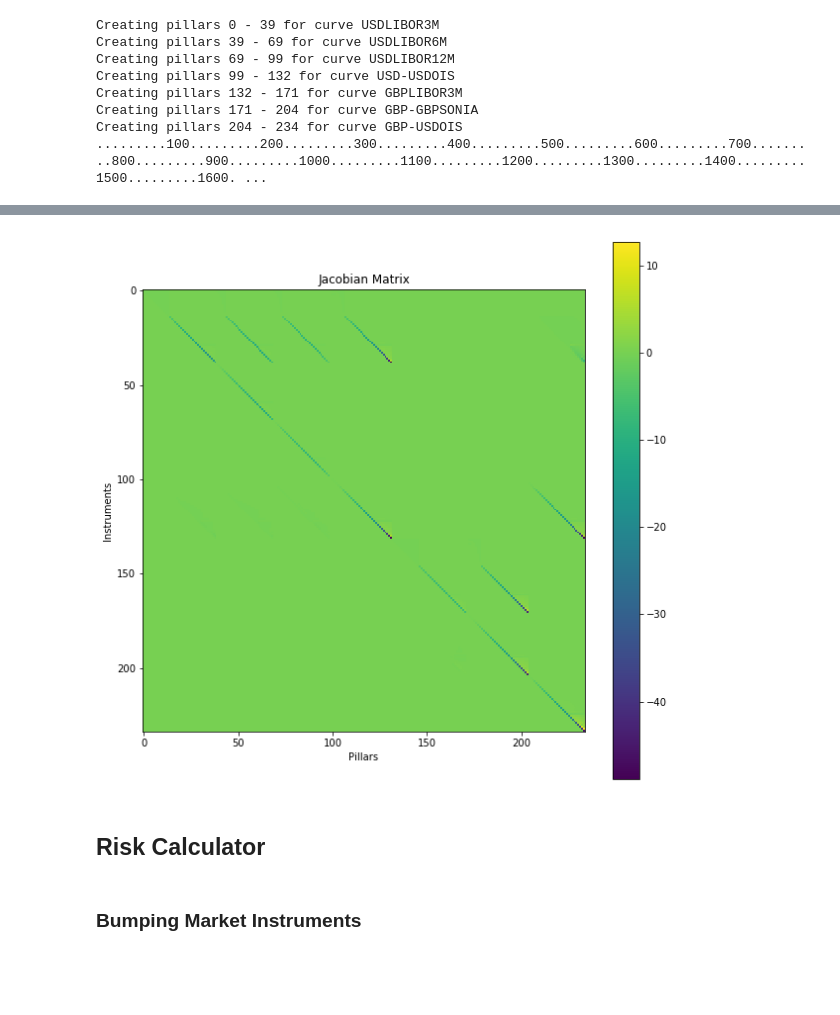
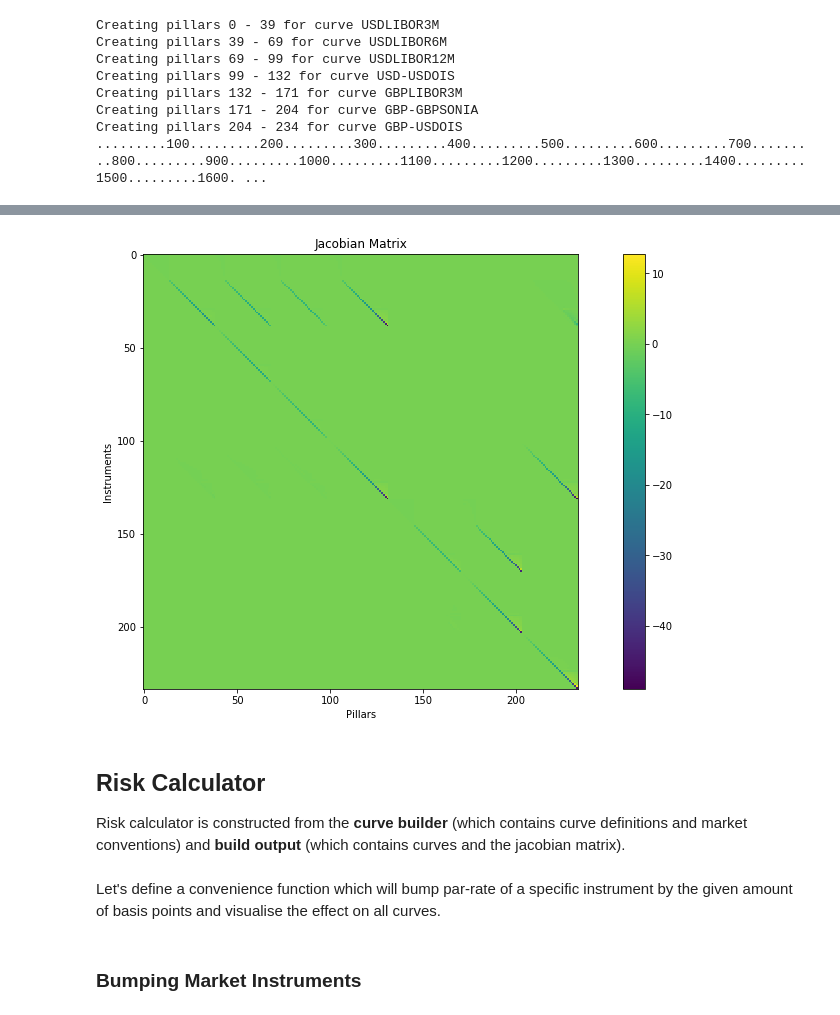
Before and after one commit to omartinsky/PYBOR, a Jupyter notebook: main.ipynb, the cells around one changed output, grey strips where cells are left out. Drawn from its saved outputs; the diff is of its cells as text; code cells hidden in the pictures; blank space fills up the shorter version.

```diff
--- a/main.ipynb
+++ b/main.ipynb
@@ -10,7 +10,7 @@ Copyright &copy; 2017 Ondrej Martinsky, All rights reserved
 %matplotlib inline
 %run jupyter_helpers
 %run yc_framework
-import re, random
+figure_width = 16
 # %% [output]
 Using matplotlib backend: Qt5Agg
 Populating the interactive namespace from numpy and matplotlib
@@ -104,15 +153,18 @@ Jacobian matrix is a by-product of a curve-build
 # %%
 jacobian_dPdI = inv(build_output.jacobian_dIdP)
 # Display:
-figsize(10,10)
+figsize(figure_width, 8)
 title("Jacobian Matrix"), xlabel('Pillars'), ylabel('Instruments')
 imshow(jacobian_dPdI), colorbar();
 # %% [output]
-[figure, old version]
+[figure, new version]
-# %% [markdown]
-## Risk Calculator
+# %% [markdown]
+## Risk Calculator
+Risk calculator is constructed from the **curve builder** (which contains curve definitions and market conventions) and **build output** (which contains curves and the jacobian matrix).
 # %%
 risk_calculator = RiskCalculator(curve_builder, build_output)
+# %% [markdown]
+Let's define a convenience function which will bump par-rate of a specific instrument by the given amount of basis points and visualise the effect on all curves.
 # %%
 def visualise_bump(instrument_search_string, bumpsize):
     instruments, bumpsize = risk_calculator.find_instruments(instrument_search_string), bumpsize
```
Also changed, not shown: parts of 25 cells of this notebook, 10 other files.
